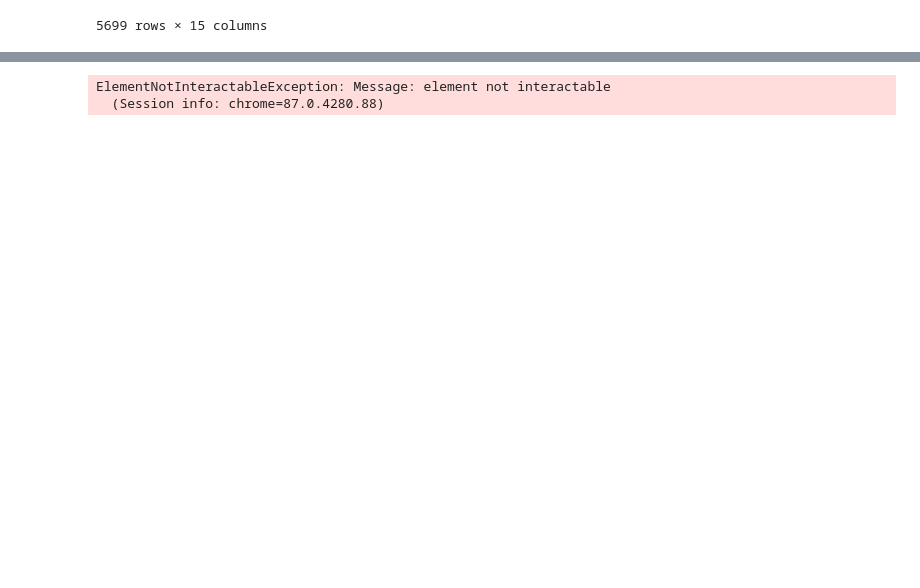
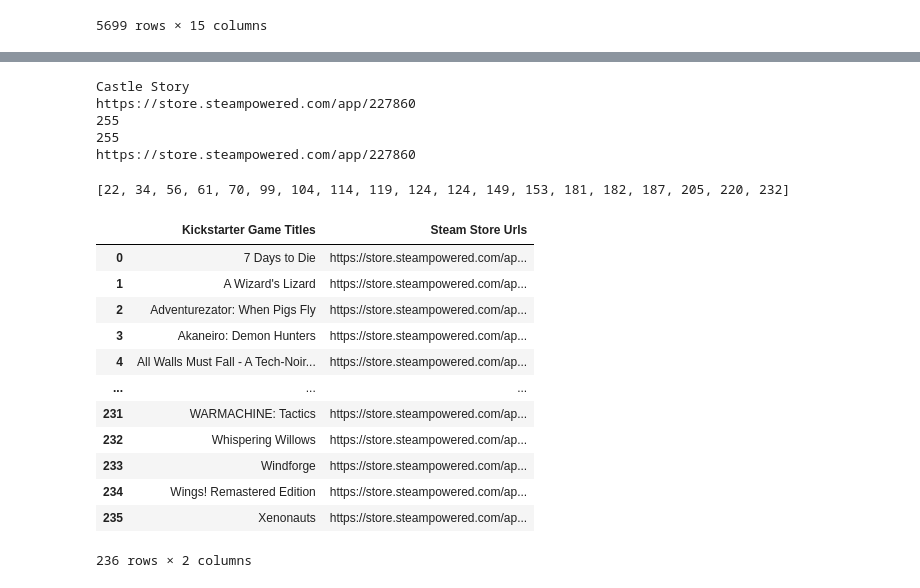
Before and after one commit to Witwer93/ETL-Project, a Jupyter notebook: etl_project_file.ipynb, the cells around one changed output, grey strips where cells are left out. Drawn from its saved outputs; the diff is of its cells as text; code cells hidden in the pictures; blank space fills up the shorter version.

```diff
--- a/etl_project_file.ipynb
+++ b/etl_project_file.ipynb
@@ -116,0 +206,14 @@ browser = Browser('chrome', **executable_path, headless=False)
+# %%
+#now to scrape steam for the name of the game
+length = len(steam_links)
+game_names = []
+for i in range(length):
+    browser.visit(steam_links[i])
+    html = browser.html
+    soup = BeautifulSoup(html, 'html.parser')
+
+    try:
+        game_names.append(soup.find(class_='apphub_AppName').text)
+    except:
+        print(f"unexpected error: {steam_links[i]} index: {i}")
+    time.sleep(1)
@@ -155,6 +256,0 @@ browser.visit(button)
-# %%
-
-ks_pages = soup.find('section', {'id' : 'all-projects'})
-for a in ks_pages.find_all('a', class_= 'hover-zoomout f3 bg-green-90 track-service', href=True):
-    if a['href'] not in steam_links:
-        steam_links.append(a['href'])
@@ -189,13 +256,0 @@ Found the URL: https://store.steampowered.com/app/308060
-# %%
-browser.is_element_present_by_text('View project')
-project_links = browser.links.find_by_partial_text('View project')
-project_links
-base_url = 'https://www.kickstarter.com/'
-for link in project_links:
-    project_url = project_links[link]
-    browser.visit(base_url + project_url)
-
-    time.sleep(0.1)
-# %% [output]
-ElementNotInteractableException: Message: element not interactable
-  (Session info: chrome=87.0.4280.88)
@@ -205,0 +257,27 @@ found_title
+# %%
+print(game_names[22])
+#len(game_names)
+# the proper steam link for "Castle Story" is at steam_links[23] because steam_link[22] didn't return a game name
+print(steam_links[23])
+
+copy_steam_links = steam_links
+print(len(steam_links))
+print(len(copy_steam_links))
+print(copy_steam_links[23])
+# %% [output]
+Castle Story
+https://store.steampowered.com/app/227860
+255
+255
+https://store.steampowered.com/app/227860
+# %%
+lost_link_indexes = [22, 35, 58, 64, 74, 104, 110, 121, 127, 133, 134, 160, 165, 194, 196, 202, 221, 237, 250]
+#adjust for changing the length of the steam_links list
+
+index_adjust = 0
+for i in range(len(lost_link_indexes)):
+    lost_link_indexes[i] = lost_link_indexes[i]-index_adjust
+    index_adjust +=1
+print(lost_link_indexes)
+# %% [output]
+[22, 34, 56, 61, 70, 99, 104, 114, 119, 124, 124, 149, 153, 181, 182, 187, 205, 220, 232]
@@ -205,0 +291,20 @@ found_title
+# %%
+# Finally create dataframe containing the names of games scraped from kickstarter and their steam store urls
+webscraped_df = pd.DataFrame(columns=['Kickstarter Game Titles', 'Steam Store Urls'])
+webscraped_df['Kickstarter Game Titles'] = game_names
+webscraped_df['Steam Store Urls'] = copy_steam_links
+webscraped_df
+# %% [output]
+|  | Kickstarter Game Titles | Steam Store Urls |
+| 0 | 7 Days to Die | https://store.steampowered.com/ap... |
+| 1 | A Wizard's Lizard | https://store.steampowered.com/ap... |
+| 2 | Adventurezator: When Pigs Fly | https://store.steampowered.com/ap... |
+| 3 | Akaneiro: Demon Hunters | https://store.steampowered.com/ap... |
+| 4 | All Walls Must Fall - A Tech-Noir... | https://store.steampowered.com/ap... |
+| ... | ... | ... |
+| 231 | WARMACHINE: Tactics | https://store.steampowered.com/ap... |
+| 232 | Whispering Willows | https://store.steampowered.com/ap... |
+| 233 | Windforge | https://store.steampowered.com/ap... |
+| 234 | Wings! Remastered Edition | https://store.steampowered.com/ap... |
+| 235 | Xenonauts | https://store.steampowered.com/ap... |
+236 rows × 2 columns
```
Also changed, not shown: parts of 15 cells of this notebook, 1 other file.
